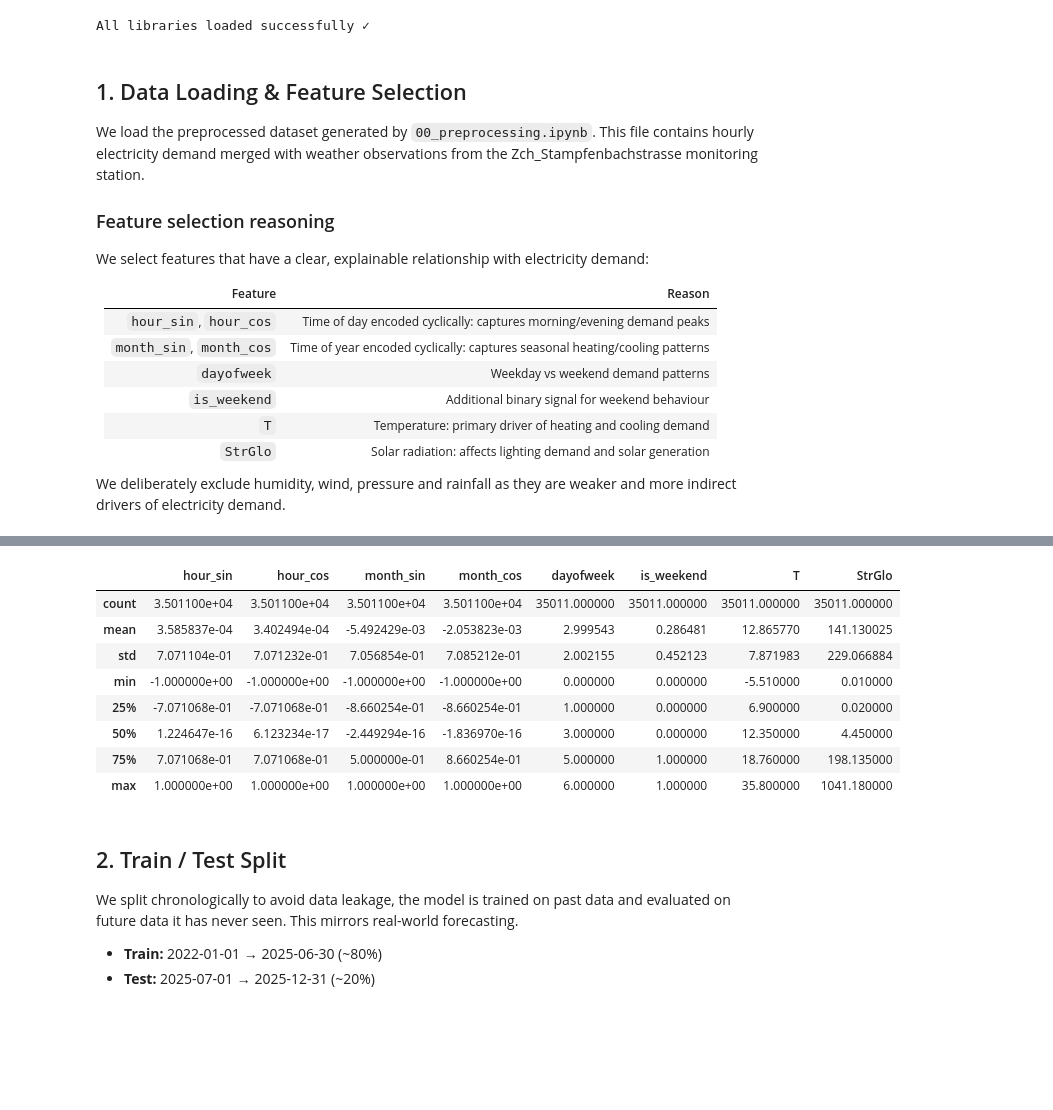
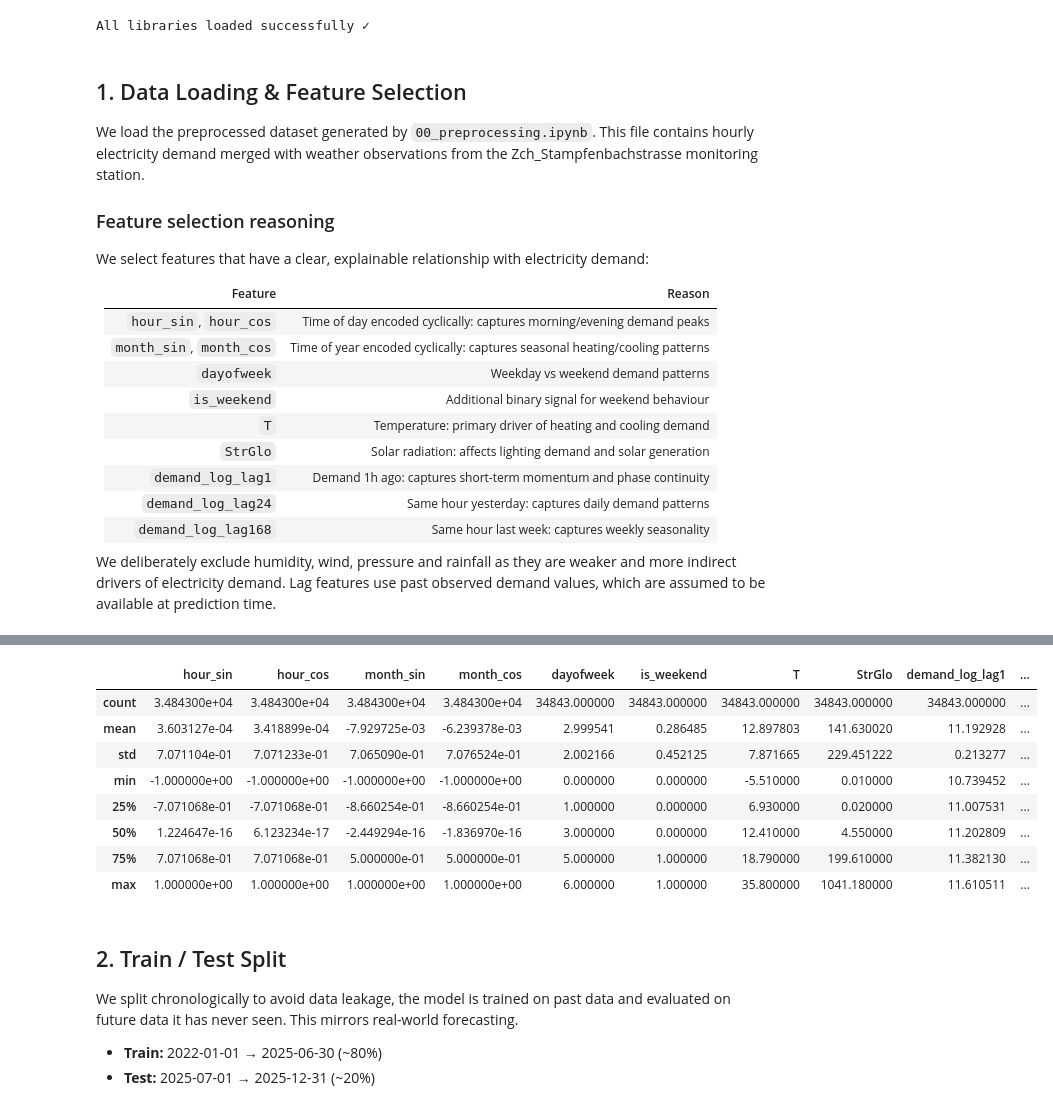
Before and after one commit to EllieTheAnalyst/ml1-electricity-demand-zurich, a Jupyter notebook: notebooks/06_svm.ipynb, the cells around one changed output, grey strips where cells are left out. Drawn from its saved outputs; the diff is of its cells as text; code cells hidden in the pictures; blank space fills up the shorter version.

```diff
--- a/notebooks/06_svm.ipynb
+++ b/notebooks/06_svm.ipynb
@@ -49,22 +49,34 @@ We select features that have a clear, explainable relationship with electricity
 | `is_weekend` | Additional binary signal for weekend behaviour |
 | `T` | Temperature: primary driver of heating and cooling demand |
 | `StrGlo` | Solar radiation: affects lighting demand and solar generation |
+| `demand_log_lag1` | Demand 1h ago: captures short-term momentum and phase continuity |
+| `demand_log_lag24` | Same hour yesterday: captures daily demand patterns |
+| `demand_log_lag168` | Same hour last week: captures weekly seasonality |
 
 We deliberately exclude humidity, wind, pressure and rainfall as they are weaker
-and more indirect drivers of electricity demand.
+and more indirect drivers of electricity demand. Lag features use past observed
+demand values, which are assumed to be available at prediction time.
 # %%
 # Load preprocessed dataset
 df = pd.read_csv('../data/processed/hourly_merged.csv', parse_dates=['datetime_utc'])
 df = df.sort_values('datetime_utc').reset_index(drop=True)
 
+# ── Create lag features ───────────────────────────────────────────────────────
+df['demand_log_lag1']   = df['demand_log'].shift(1)
+df['demand_log_lag24']  = df['demand_log'].shift(24)
+df['demand_log_lag168'] = df['demand_log'].shift(168)
+
 # ── Feature selection ─────────────────────────────────────────────────────────
 FEATURES = [
-    'hour_sin', 'hour_cos',       # time of day (cyclical)
-    'month_sin', 'month_cos',     # time of year (cyclical)
-    'dayofweek',                  # day pattern
-    'is_weekend',                 # weekend signal
-    'T',                          # temperature
-    'StrGlo',                     # solar radiation
+    'hour_sin', 'hour_cos',           # time of day (cyclical)
+    'month_sin', 'month_cos',         # time of year (cyclical)
+    'dayofweek',                      # day pattern
+    'is_weekend',                     # weekend signal
+    'T',                              # temperature
+    'StrGlo',                         # solar radiation
+    'demand_log_lag1',                # demand 1h ago (short-term momentum)
+    'demand_log_lag24',               # same hour yesterday (daily pattern)
+    'demand_log_lag168',              # same hour last week (weekly seasonality)
 ]
 
 TARGET = 'demand_log'
@@ -81,12 +93,12 @@ Date range: 2022-01-01 00:00:00+00:00 → 2025-12-31 22:00:00+00:00
-|  | hour_sin | hour_cos | month_sin | month_cos | dayofweek | is_weekend | T | StrGlo |
-| count | 3.501100e+04 | 3.501100e+04 | 3.501100e+04 | 3.501100e+04 | 35011.000000 | 35011.000000 | 35011.000000 | 35011.000000 |
-| mean | 3.585837e-04 | 3.402494e-04 | -5.492429e-03 | -2.053823e-03 | 2.999543 | 0.286481 | 12.865770 | 141.130025 |
-| std | 7.071104e-01 | 7.071232e-01 | 7.056854e-01 | 7.085212e-01 | 2.002155 | 0.452123 | 7.871983 | 229.066884 |
-| min | -1.000000e+00 | -1.000000e+00 | -1.000000e+00 | -1.000000e+00 | 0.000000 | 0.000000 | -5.510000 | 0.010000 |
-| 25% | -7.071068e-01 | -7.071068e-01 | -8.660254e-01 | -8.660254e-01 | 1.000000 | 0.000000 | 6.900000 | 0.020000 |
-| 50% | 1.224647e-16 | 6.123234e-17 | -2.449294e-16 | -1.836970e-16 | 3.000000 | 0.000000 | 12.350000 | 4.450000 |
-| 75% | 7.071068e-01 | 7.071068e-01 | 5.000000e-01 | 8.660254e-01 | 5.000000 | 1.000000 | 18.760000 | 198.135000 |
-| max | 1.000000e+00 | 1.000000e+00 | 1.000000e+00 | 1.000000e+00 | 6.000000 | 1.000000 | 35.800000 | 1041.180000 |
+|  | hour_sin | hour_cos | month_sin | month_cos | dayofweek | is_weekend | T | StrGlo | demand_log_lag1 | ... |
+| count | 3.484300e+04 | 3.484300e+04 | 3.484300e+04 | 3.484300e+04 | 34843.000000 | 34843.000000 | 34843.000000 | 34843.000000 | 34843.000000 | ... |
+| mean | 3.603127e-04 | 3.418899e-04 | -7.929725e-03 | -6.239378e-03 | 2.999541 | 0.286485 | 12.897803 | 141.630020 | 11.192928 | ... |
+| std | 7.071104e-01 | 7.071233e-01 | 7.065090e-01 | 7.076524e-01 | 2.002166 | 0.452125 | 7.871665 | 229.451222 | 0.213277 | ... |
+| min | -1.000000e+00 | -1.000000e+00 | -1.000000e+00 | -1.000000e+00 | 0.000000 | 0.000000 | -5.510000 | 0.010000 | 10.739452 | ... |
+| 25% | -7.071068e-01 | -7.071068e-01 | -8.660254e-01 | -8.660254e-01 | 1.000000 | 0.000000 | 6.930000 | 0.020000 | 11.007531 | ... |
+| 50% | 1.224647e-16 | 6.123234e-17 | -2.449294e-16 | -1.836970e-16 | 3.000000 | 0.000000 | 12.410000 | 4.550000 | 11.202809 | ... |
+| 75% | 7.071068e-01 | 7.071068e-01 | 5.000000e-01 | 5.000000e-01 | 5.000000 | 1.000000 | 18.790000 | 199.610000 | 11.382130 | ... |
+| max | 1.000000e+00 | 1.000000e+00 | 1.000000e+00 | 1.000000e+00 | 6.000000 | 1.000000 | 35.800000 | 1041.180000 | 11.610511 | ... |
 # %% [markdown]
 ## 2. Train / Test Split
 
```
Also changed, not shown: parts of 12 cells of this notebook, 6 other files.
